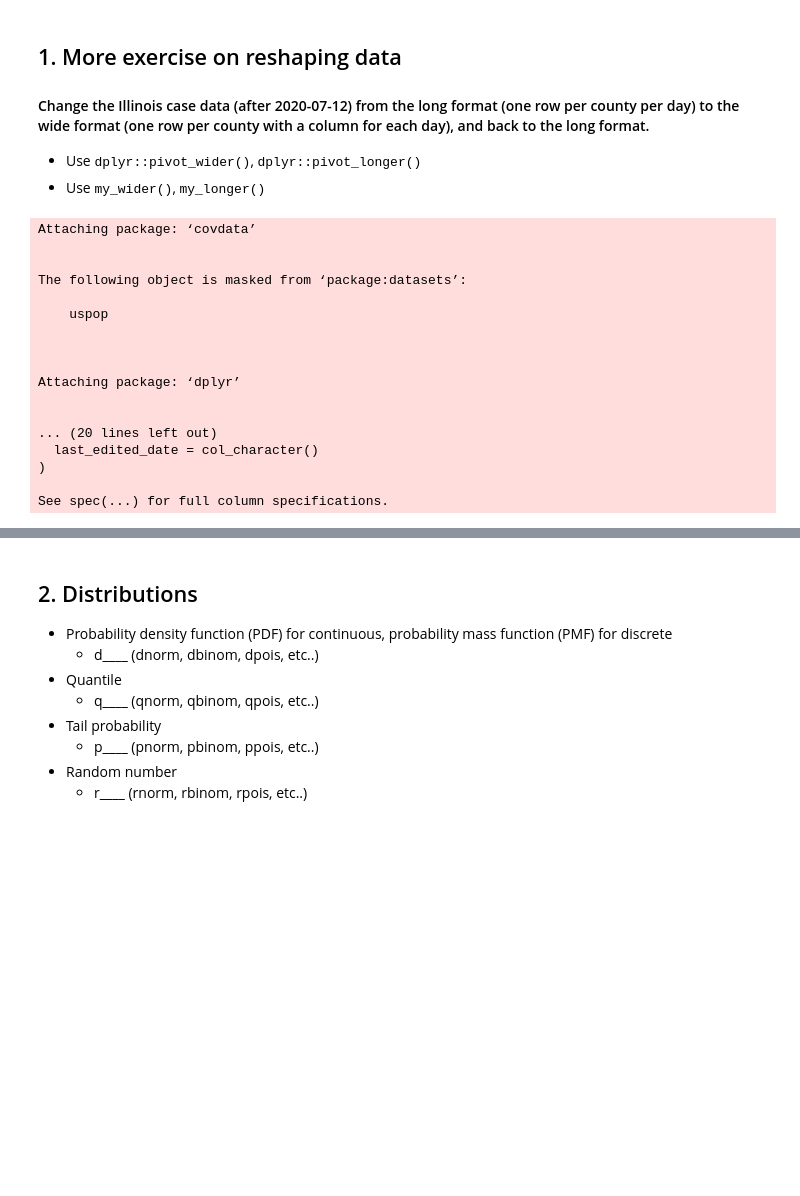
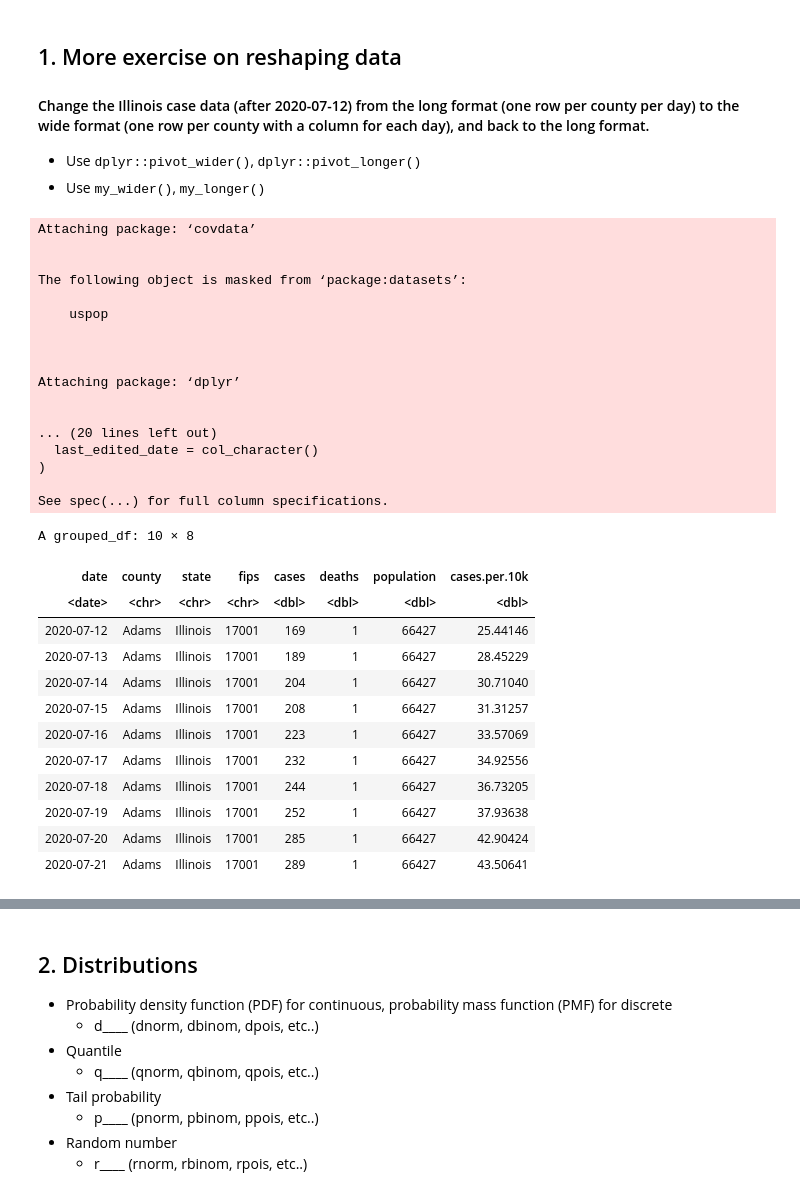
Before and after one commit to ly129/EPIB613_2020, a Jupyter notebook: Lecture9.ipynb, the cells around one changed output, grey strips where cells are left out. Drawn from its saved outputs; the diff is of its cells as text; code cells hidden in the pictures; blank space fills up the shorter version.

```diff
--- a/Lecture9.ipynb
+++ b/Lecture9.ipynb
@@ -26,33 +26,47 @@ library(ggplot2)
 library(readr)
 
 pop_county <- read_csv("https://opendata.arcgis.com/datasets/21843f238cbb46b08615fc53e19e0daf_1.csv") %>%
     dplyr::rename(fips = GEOID, population = B01001_001E, state = State) %>%
     dplyr::select(state, fips, population)
 county_level <- nytcovcounty %>%
     dplyr::left_join(pop_county, by = c("state","fips")) %>%
     dplyr::mutate(cases.per.10k = cases/population * 1e4) %>%
     dplyr::filter(state %in% c("Iowa","Illinois")) %>%
     dplyr::group_by(county)
 # A subset that contains all dates after 2020-07-12 in Illinois
 illinois <- county_level[county_level$state == "Illinois" & county_level$date >= "2020-07-12", ]
+illinois[illinois$county == "Adams", ]
 # %% [output]
 Attaching package: ‘covdata’
 
 
 The following object is masked from ‘package:datasets’:
 
     uspop
 
 
 
 Attaching package: ‘dplyr’
 
 
 ... (20 lines left out)
   last_edited_date = col_character()
 )
 
 See spec(...) for full column specifications.
+A grouped_df: 10 × 8
+| date | county | state | fips | cases | deaths | population | cases.per.10k |
+| <date> | <chr> | <chr> | <chr> | <dbl> | <dbl> | <dbl> | <dbl> |
+| 2020-07-12 | Adams | Illinois | 17001 | 169 | 1 | 66427 | 25.44146 |
+| 2020-07-13 | Adams | Illinois | 17001 | 189 | 1 | 66427 | 28.45229 |
+| 2020-07-14 | Adams | Illinois | 17001 | 204 | 1 | 66427 | 30.71040 |
+| 2020-07-15 | Adams | Illinois | 17001 | 208 | 1 | 66427 | 31.31257 |
+| 2020-07-16 | Adams | Illinois | 17001 | 223 | 1 | 66427 | 33.57069 |
+| 2020-07-17 | Adams | Illinois | 17001 | 232 | 1 | 66427 | 34.92556 |
+| 2020-07-18 | Adams | Illinois | 17001 | 244 | 1 | 66427 | 36.73205 |
+| 2020-07-19 | Adams | Illinois | 17001 | 252 | 1 | 66427 | 37.93638 |
+| 2020-07-20 | Adams | Illinois | 17001 | 285 | 1 | 66427 | 42.90424 |
+| 2020-07-21 | Adams | Illinois | 17001 | 289 | 1 | 66427 | 43.50641 |
 # %%
 my_wider <- function(data, pivot, names_from, values_from) {
 
```
Also changed, not shown: parts of 18 cells of this notebook, 4 other files.
